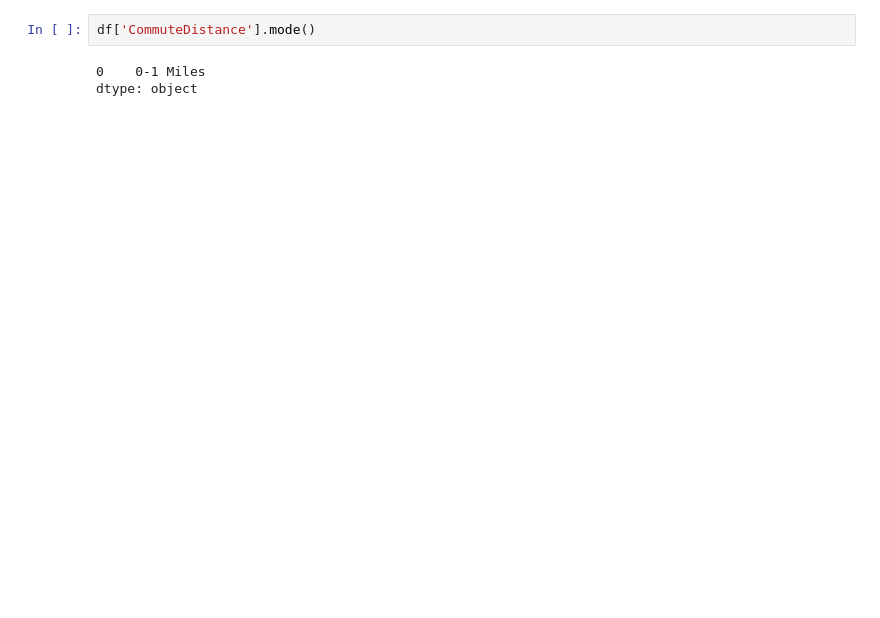
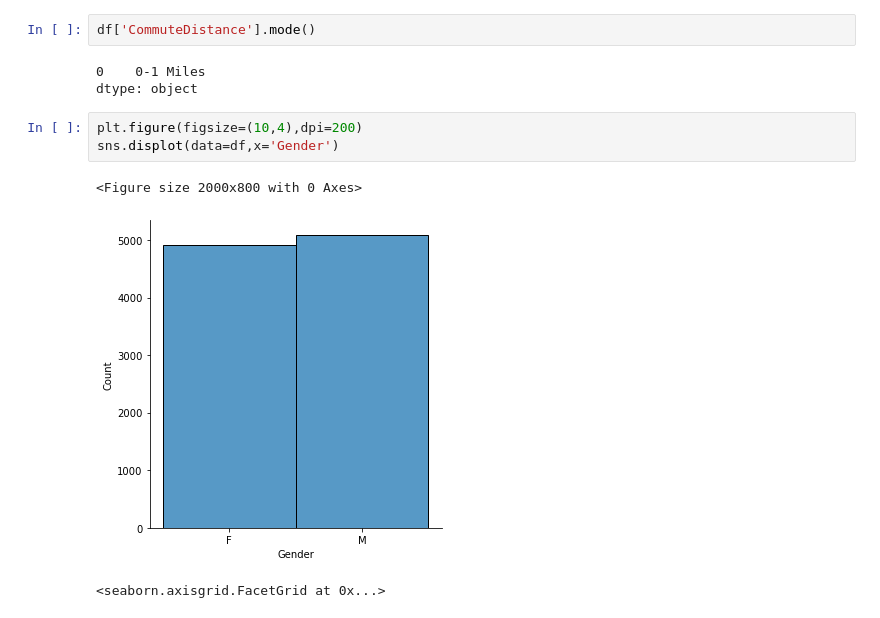
Before and after one commit to sidhu753/HappyCarsRepo, a Jupyter notebook: Customers.ipynb, the cells around one changed output. Drawn from its saved outputs; the diff is of its cells as text; blank space fills up the shorter version.

```diff
--- a/Customers.ipynb
+++ b/Customers.ipynb
@@ -77,3 +97,10 @@ df['CommuteDistance'].mode()
 # %% [output]
 0    0-1 Miles
 dtype: object
+# %%
+plt.figure(figsize=(10,4),dpi=200)
+sns.displot(data=df,x='Gender')
+# %% [output]
+<Figure size 2000x800 with 0 Axes>
+[figure, added]
+<seaborn.axisgrid.FacetGrid at 0x...>
```
Also changed, not shown: parts of 5 cells of this notebook.
